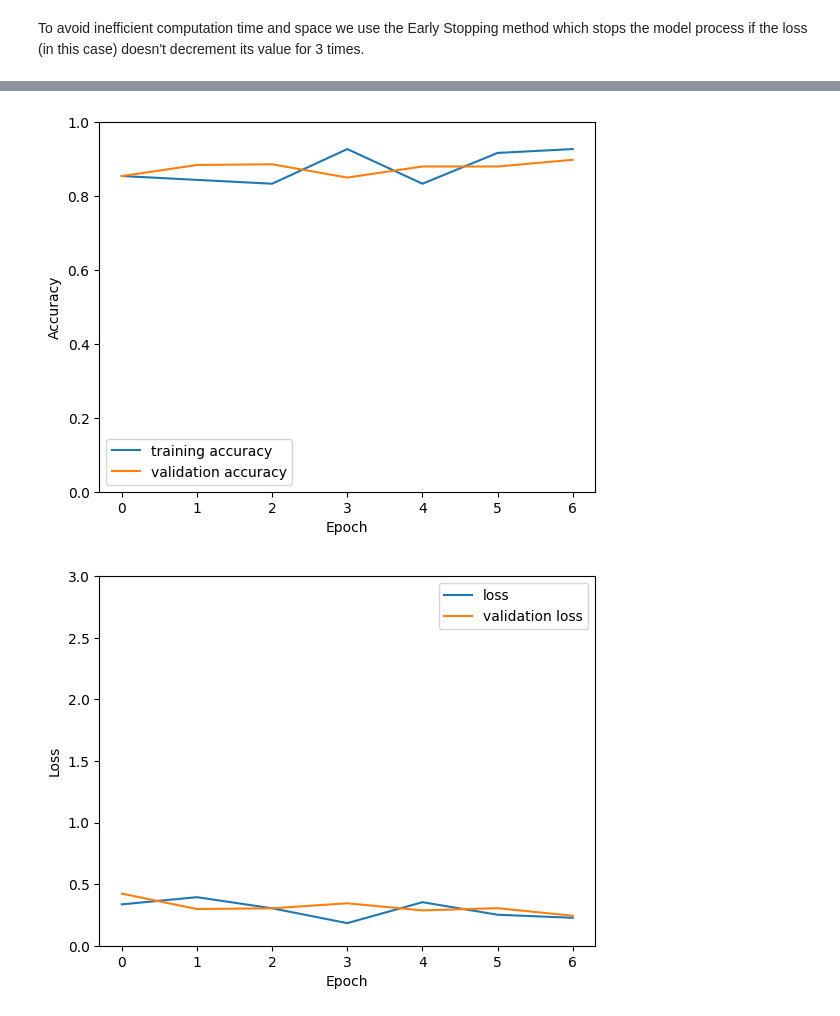
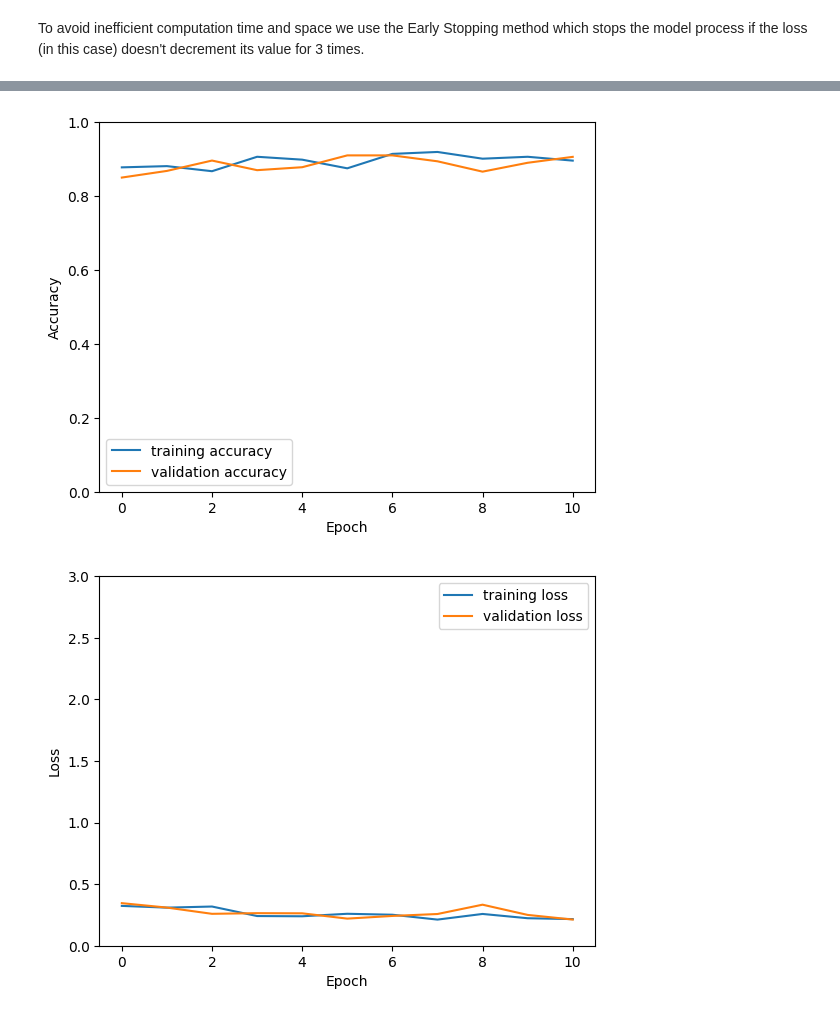
Before and after one commit to alessiapontiggia/VISIOPE-project, a Jupyter notebook: proj_visiope.ipynb, the cells around one changed output, grey strips where cells are left out. Saved outputs shown, nothing was run; the diff lists cells and outputs as text; code cells hidden in the pictures.

```diff
--- a/proj_visiope.ipynb
+++ b/proj_visiope.ipynb
@@ -472,12 +488,12 @@ For the training set we use a batch_size of 32 while for the validation set we u
 # %%
 training_set = train.flow_from_directory('/content/drive/MyDrive/VISIOPE/training/',
                                          target_size= (200,300),
-                                         batch_size = 32,
+                                         batch_size = 128,
                                          class_mode = 'binary')
 
 validation_set = train.flow_from_directory('/content/drive/MyDrive/VISIOPE/validation/',
                                          target_size= (200,300),
-                                         batch_size = 16,
+                                         batch_size = 32,
                                          class_mode = 'binary')
 # %% [output]
 Found 2000 images belonging to 2 classes.
@@ -531,7 +547,7 @@ callback = tf.keras.callbacks.EarlyStopping(monitor='loss', patience=3)
 # %%
 model_fit = model.fit(training_set,
                       steps_per_epoch = 3,
-                      epochs = 15,
+                      epochs = 20,
                       callbacks=[callback],
                       validation_data = validation_set)
 # %% [output]
@@ -560,19 +579,19 @@ plt.xlabel("Epoch")
 plt.legend()
 plt.show()
 # %% [output]
-[figure, old version]
+[figure, new version]
 # %%
 loss = model.history.history["loss"]
 val_loss = model.history.history["val_loss"]
 plt.ylim(0,3)
-plt.plot(loss, label="loss")
+plt.plot(loss, label="training loss")
 plt.plot(val_loss, label="validation loss")
 plt.ylabel("Loss")
 plt.xlabel("Epoch")
 plt.legend()
 plt.show()
 # %% [output]
-[figure, old version]
+[figure, new version]
 # %%
 test_path = "/content/drive/MyDrive/VISIOPE/test_set"
 
```
Also changed, not shown: parts of 22 cells of this notebook.
